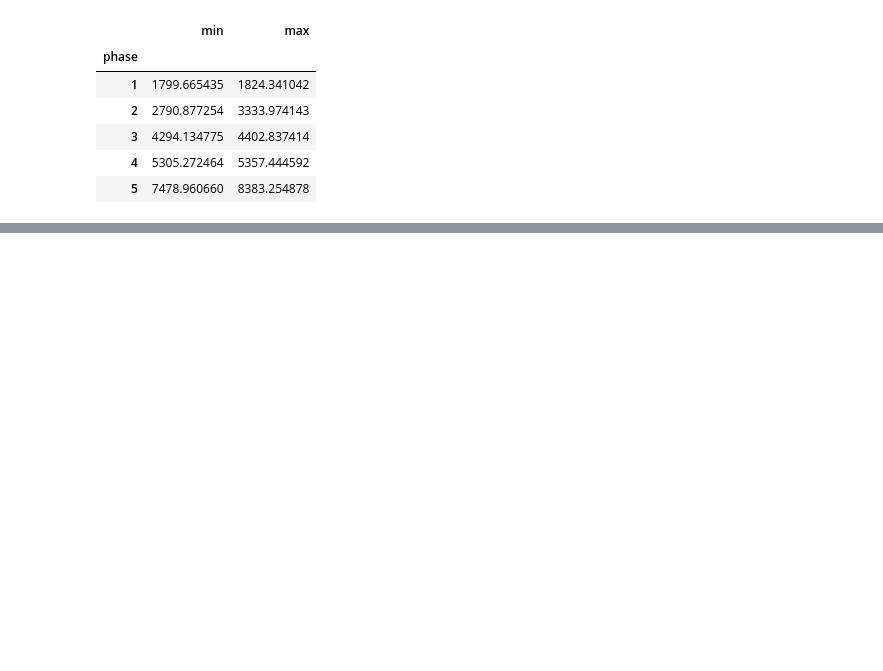
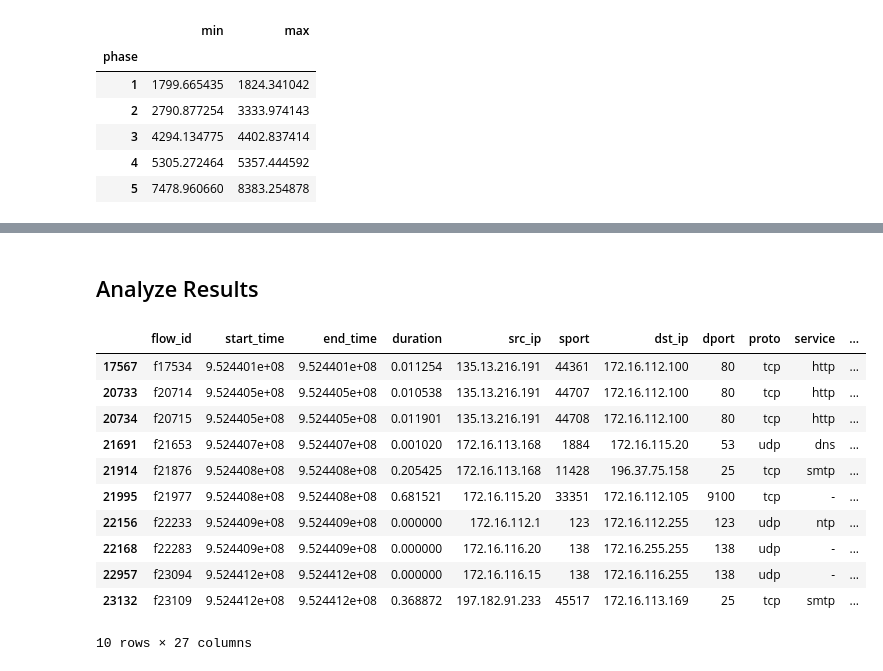
Before and after one commit to sofiaburkow/DeepChronos, a Jupyter notebook: notebooks/analyze_dpl.ipynb, the cells around one changed output, grey strips where cells are left out. Saved outputs shown, nothing was run; the diff lists cells and outputs as text; code cells hidden in the pictures; blank space fills up the shorter version.

Commit message:
analyze dpl miss samples

```diff
--- a/notebooks/analyze_dpl.ipynb
+++ b/notebooks/analyze_dpl.ipynb
@@ -62,5 +23,0 @@ errors_path =  f"{errors_dir}/{function_name}_{train_mode}_{dataset_variant}_ful
-# %%
-with open(errors_path, "r") as f:
-    errors = json.load(f)
-
-print(f"Loaded {len(errors)} misclassified samples")
@@ -173,0 +73,8 @@ phase_bounds
+# %%
+dpl_dataset_dir = Path(f"../experiments/{dataset}/{scenario}/deepproblog/{logic_file}/cache/")
+cache_file_test = dpl_dataset_dir / f"{logic_file}_{dataset_variant}_w{window_size}_test.pkl"
+# %%
+# Load DPL dataset
+cache = pickle.load(open(cache_file_test, "rb"))
+cache_df = pd.DataFrame(cache)
+cache_df.head()
@@ -173,0 +88,2 @@ phase_bounds
+# %% [markdown]
+## Analyze Results
@@ -173,0 +111,44 @@ phase_bounds
+# %%
+# Build lookup once
+dpl_to_orig = dict(zip(cache_df['dpl_index'], cache_df['orig_index']))
+
+original_indices = []
+mis_y_preds = []
+mis_y_trues = []
+
+phase_map = {
+    "benign": 0,
+    "phase1": 1,
+    "phase2": 2,
+    "phase3": 3,
+    "phase4": 4,
+    "phase5": 5,
+}
+
+for error in errors:
+    dpl_index = error['index']
+
+    original_indices.append(dpl_to_orig[dpl_index])
+    y_pred = error['predicted']
+    y_true = error['actual']
+    mis_y_preds.append(phase_map[y_pred])
+    mis_y_trues.append(phase_map[y_true])
+
+mis_df = df.loc[original_indices].copy()
+mis_df['y_pred'] = mis_y_preds
+mis_df['y_true'] = mis_y_trues
+# %%
+mis_df.head(10)
+# %% [output]
+|  | flow_id | start_time | end_time | duration | src_ip | sport | dst_ip | dport | proto | service | ... |
+| 17567 | f17534 | 9.524401e+08 | 9.524401e+08 | 0.011254 | 135.13.216.191 | 44361 | 172.16.112.100 | 80 | tcp | http | ... |
+| 20733 | f20714 | 9.524405e+08 | 9.524405e+08 | 0.010538 | 135.13.216.191 | 44707 | 172.16.112.100 | 80 | tcp | http | ... |
+| 20734 | f20715 | 9.524405e+08 | 9.524405e+08 | 0.011901 | 135.13.216.191 | 44708 | 172.16.112.100 | 80 | tcp | http | ... |
+| 21691 | f21653 | 9.524407e+08 | 9.524407e+08 | 0.001020 | 172.16.113.168 | 1884 | 172.16.115.20 | 53 | udp | dns | ... |
+| 21914 | f21876 | 9.524408e+08 | 9.524408e+08 | 0.205425 | 172.16.113.168 | 11428 | 196.37.75.158 | 25 | tcp | smtp | ... |
+| 21995 | f21977 | 9.524408e+08 | 9.524408e+08 | 0.681521 | 172.16.115.20 | 33351 | 172.16.112.105 | 9100 | tcp | - | ... |
+| 22156 | f22233 | 9.524409e+08 | 9.524409e+08 | 0.000000 | 172.16.112.1 | 123 | 172.16.112.255 | 123 | udp | ntp | ... |
+| 22168 | f22283 | 9.524409e+08 | 9.524409e+08 | 0.000000 | 172.16.116.20 | 138 | 172.16.255.255 | 138 | udp | - | ... |
+| 22957 | f23094 | 9.524412e+08 | 9.524412e+08 | 0.000000 | 172.16.116.15 | 138 | 172.16.116.255 | 138 | udp | - | ... |
+| 23132 | f23109 | 9.524412e+08 | 9.524412e+08 | 0.368872 | 197.182.91.233 | 45517 | 172.16.113.169 | 25 | tcp | smtp | ... |
+10 rows × 27 columns
```
Also changed, not shown: parts of 24 cells of this notebook, 41 other files.
